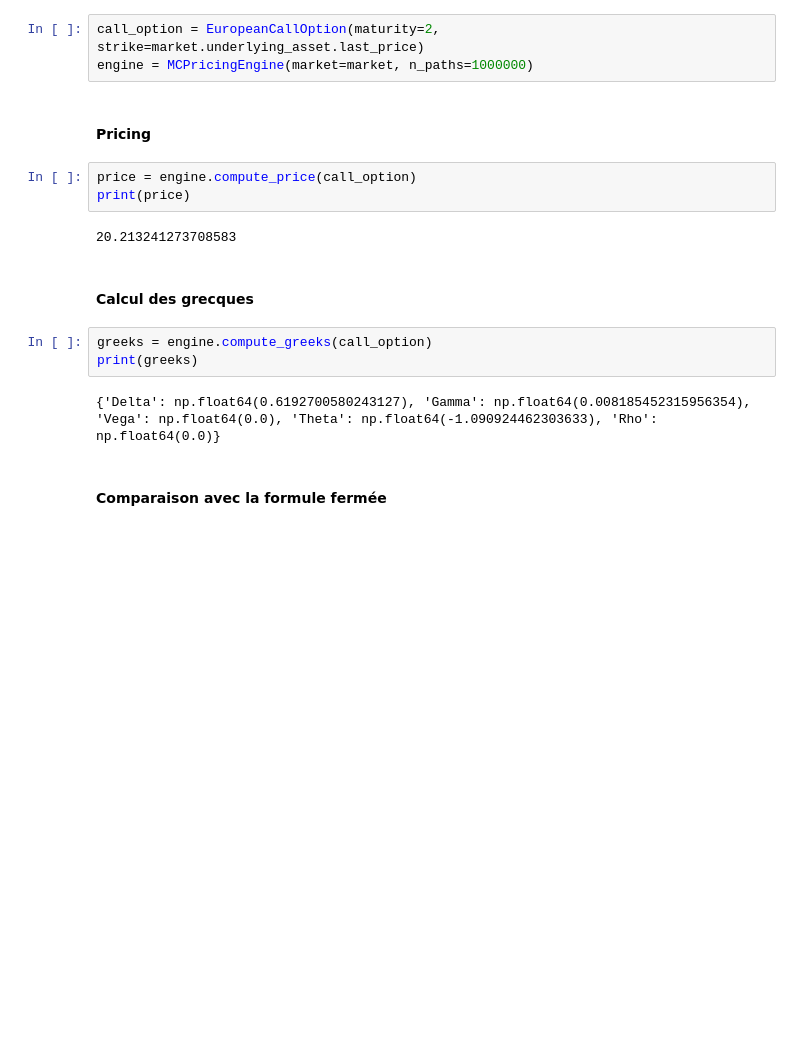
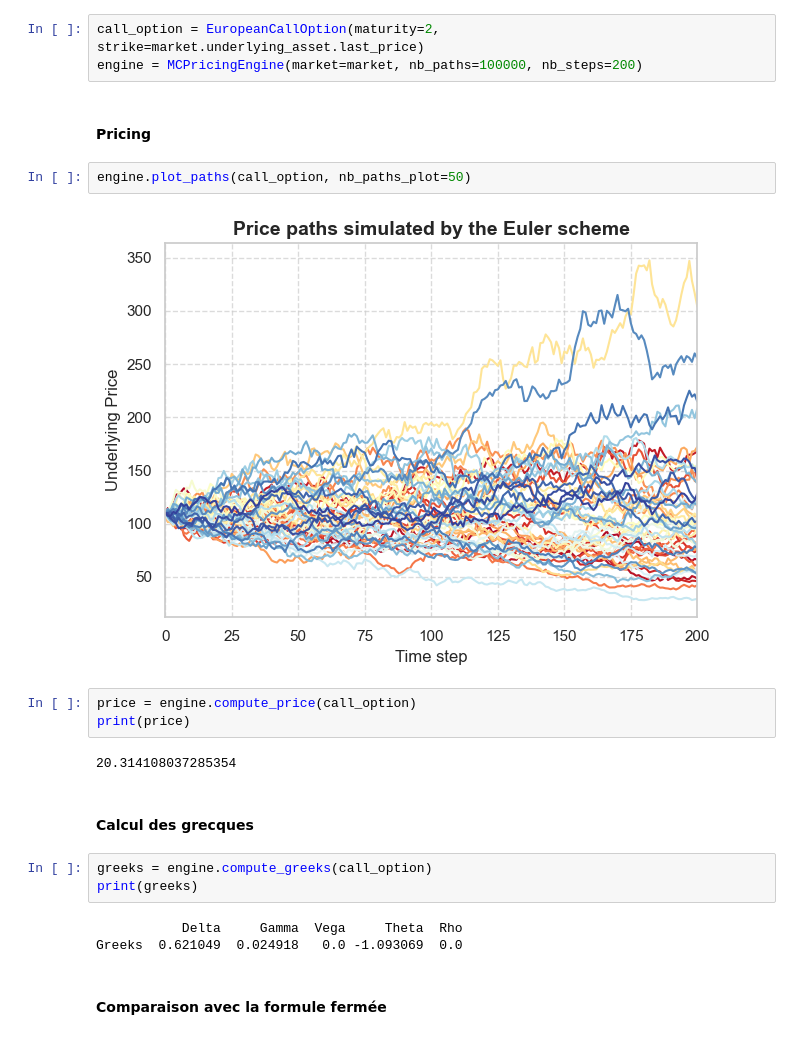
Before and after one commit to baptistedfr/Structured-Product-Pricing-Python, a Jupyter notebook: doc.ipynb, the cells around one changed output. Saved outputs shown, nothing was run; the diff lists cells and outputs as text; blank space fills up the shorter version.

Commit message:
Add Euler discretization cleeeeeaannnn + plots

```diff
--- a/doc.ipynb
+++ b/doc.ipynb
@@ -29,21 +31,26 @@ market = Market(underlying_name=security,
 #### Initialisation du pricer et du produit à pricer
 # %%
 call_option = EuropeanCallOption(maturity=2, strike=market.underlying_asset.last_price)
-engine = MCPricingEngine(market=market, n_paths=1000000)
+engine = MCPricingEngine(market=market, nb_paths=100000, nb_steps=200)
 # %% [markdown]
 #### Pricing
+# %%
+engine.plot_paths(call_option, nb_paths_plot=50)
+# %% [output]
+[figure, added]
 # %%
 price = engine.compute_price(call_option)
 print(price)
 # %% [output]
-20.213241273708583
+20.314108037285354
 # %% [markdown]
 #### Calcul des grecques
 # %%
 greeks = engine.compute_greeks(call_option)
 print(greeks)
 # %% [output]
-{'Delta': np.float64(0.6192700580243127), 'Gamma': np.float64(0.008185452315956354), 'Vega': np.float64(0.0), 'Theta': np.float64(-1.090924462303633), 'Rho': np.float64(0.0)}
+           Delta     Gamma  Vega     Theta  Rho
+Greeks  0.621049  0.024918   0.0 -1.093069  0.0
 # %% [markdown]
 #### Comparaison avec la formule fermée
 # %%
```
Also changed, not shown: parts of 5 cells of this notebook, 6 other files.
